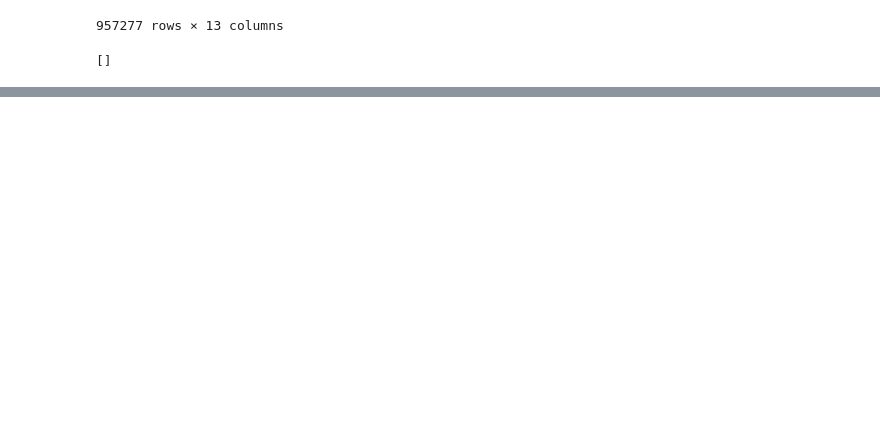
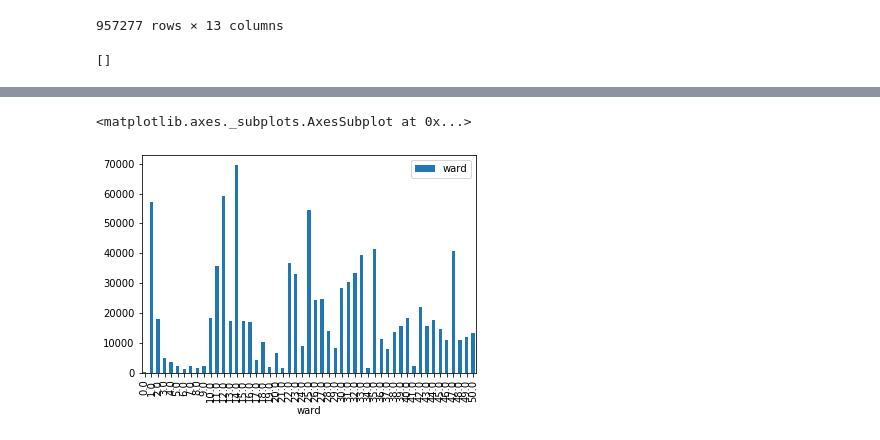
Before and after one commit to liliana-ilut/graffiti-removal, a Jupyter notebook: graffiti2.ipynb, the cells around one changed output, grey strips where cells are left out. Cells and saved outputs as stored; diff of their text form; code cells hidden in the pictures; blank space fills up the shorter version.

```diff
--- a/graffiti2.ipynb
+++ b/graffiti2.ipynb
@@ -137,0 +147,9 @@ pd.read_sql_query('select * from graffiti limit 100', con=engine).head()
+# %%
+ward_group = graffiti_final.groupby(["ward"]);
+ward_count= ward_group["ward"].count()
+ward_count_df =pd.DataFrame(ward_count)
+ward_count_df.head()
+ward_count_df.plot(kind="bar", title "Graffiti Removal ")
+# %% [output]
+<matplotlib.axes._subplots.AxesSubplot at 0x...>
+[figure, added]
```
Also changed, not shown: parts of 4 cells of this notebook, 15 other files.
